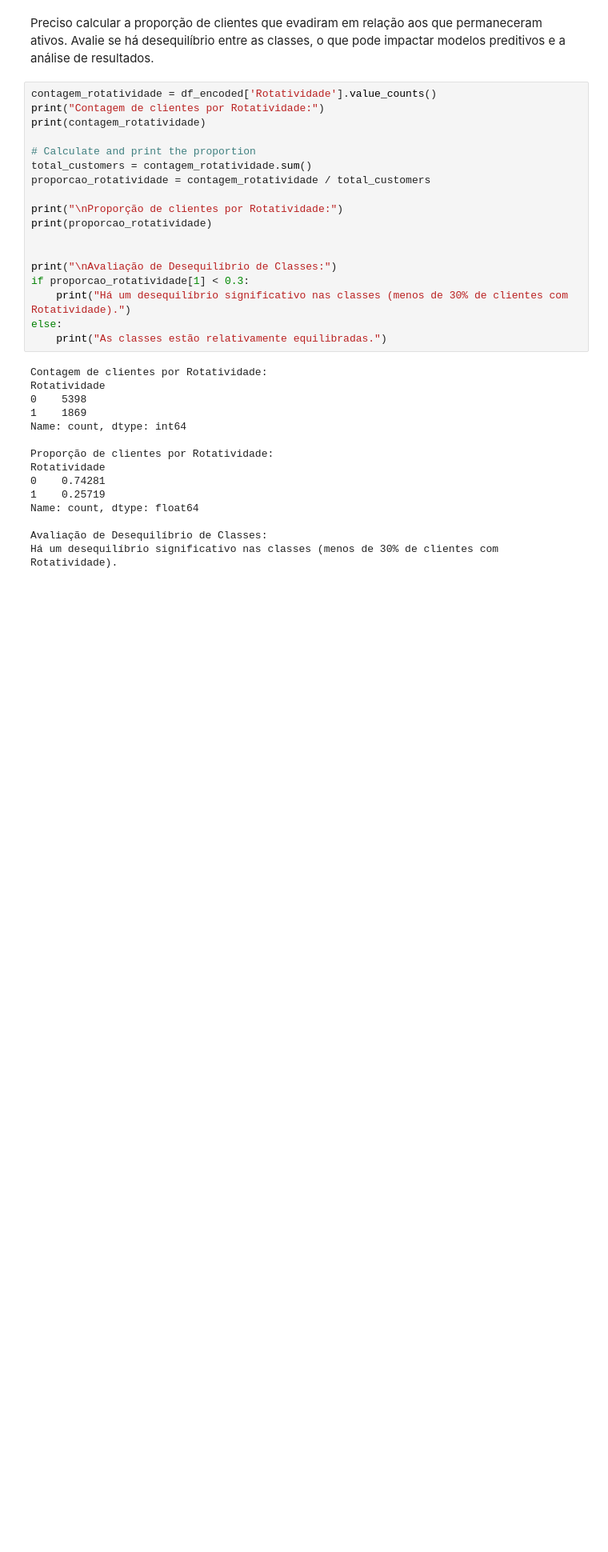
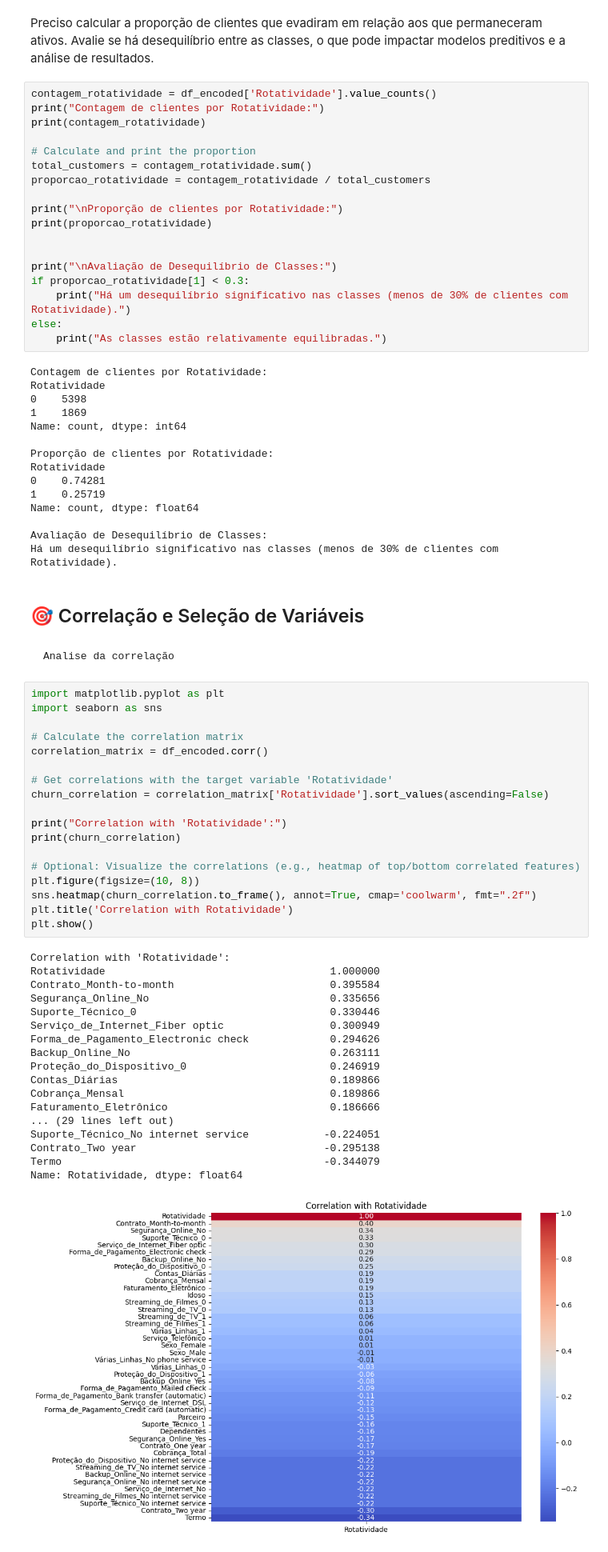
Before and after one commit to LipeSilva83/TelecomX_parte2_BR, a Jupyter notebook: CHALLENGE_TELECOMX_PT2.ipynb, the cells around one changed output. Shown: that part at 80% size. Saved outputs shown, nothing was run; the diff lists cells and outputs as text; blank space fills up the shorter version.

Commit message:
Correlation

```diff
--- a/CHALLENGE_TELECOMX_PT2.ipynb
+++ b/CHALLENGE_TELECOMX_PT2.ipynb
@@ -111,3 +111,44 @@ Name: count, dtype: float64
 
 Avaliação de Desequilíbrio de Classes:
 Há um desequilíbrio significativo nas classes (menos de 30% de clientes com Rotatividade).
+# %% [markdown]
+##  🎯 Correlação e Seleção de Variáveis
+# %% [markdown]
+    Analise da correlação
+# %%
+import matplotlib.pyplot as plt
+import seaborn as sns
+
+# Calculate the correlation matrix
+correlation_matrix = df_encoded.corr()
+
+# Get correlations with the target variable 'Rotatividade'
+churn_correlation = correlation_matrix['Rotatividade'].sort_values(ascending=False)
+
+print("Correlation with 'Rotatividade':")
+print(churn_correlation)
+
+# Optional: Visualize the correlations (e.g., heatmap of top/bottom correlated features)
+plt.figure(figsize=(10, 8))
+sns.heatmap(churn_correlation.to_frame(), annot=True, cmap='coolwarm', fmt=".2f")
+plt.title('Correlation with Rotatividade')
+plt.show()
+# %% [output]
+Correlation with 'Rotatividade':
+Rotatividade                                    1.000000
+Contrato_Month-to-month                         0.395584
+Segurança_Online_No                             0.335656
+Suporte_Técnico_0                               0.330446
+Serviço_de_Internet_Fiber optic                 0.300949
+Forma_de_Pagamento_Electronic check             0.294626
+Backup_Online_No                                0.263111
+Proteção_do_Dispositivo_0                       0.246919
+Contas_Diárias                                  0.189866
+Cobrança_Mensal                                 0.189866
+Faturamento_Eletrônico                          0.186666
+... (29 lines left out)
+Suporte_Técnico_No internet service            -0.224051
+Contrato_Two year                              -0.295138
+Termo                                          -0.344079
+Name: Rotatividade, dtype: float64
+[figure, added]
```
Also changed, not shown: parts of 5 cells of this notebook.
